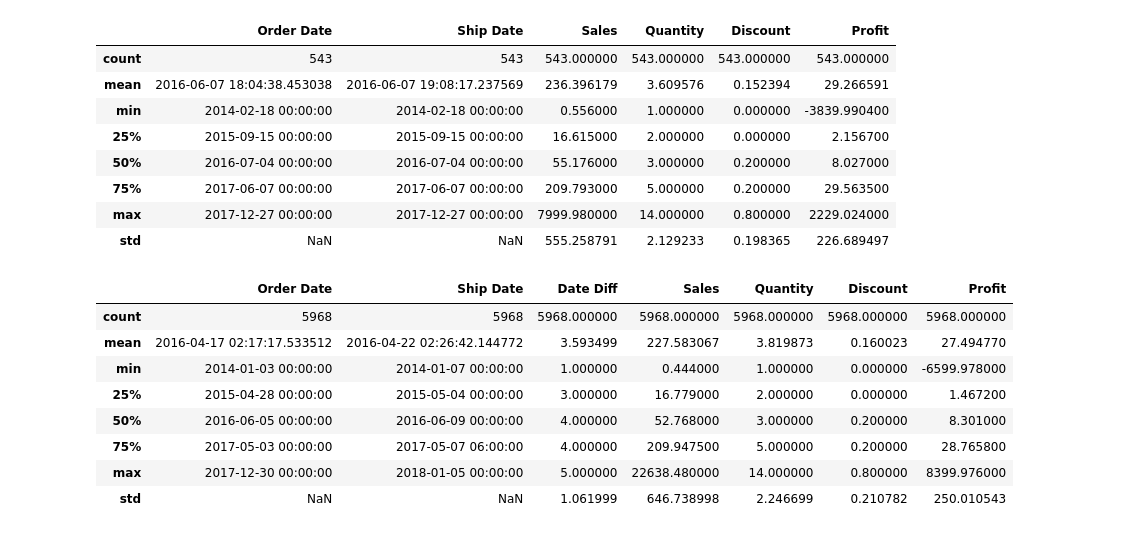
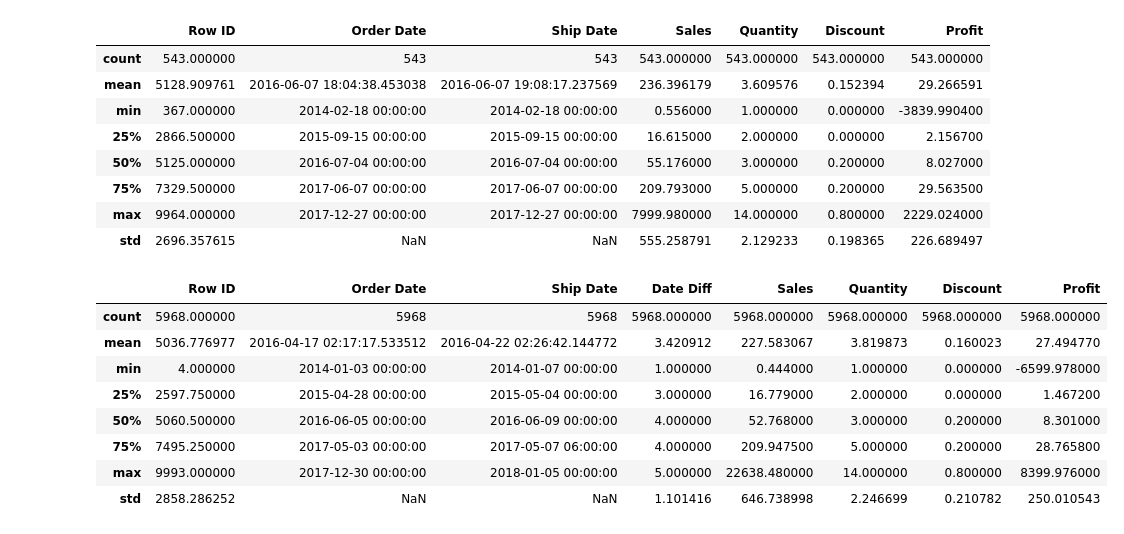
Before and after one commit to leomisc/portfolio-public, a Jupyter notebook: inspection.ipynb, the cells around one changed output. Saved outputs shown, nothing was run; the diff lists cells and outputs as text; code cells hidden in the pictures.

```diff
--- a/inspection.ipynb
+++ b/inspection.ipynb
@@ -3,9 +3,36 @@ import pandas as pd
 from datetime import date
 import numpy as np
 
-df = pd.read_csv("data/raw/Sample - Superstore.csv", encoding="cp1252", dtype={"Postal Code": "str"}, index_col=0)
+df = pd.read_csv("data/raw/Sample - Superstore.csv", encoding="cp1252", dtype={"Postal Code": "str"})
 df["Order Date"] = pd.to_datetime(df["Order Date"], format="%m/%d/%Y").dt.normalize()
 df["Ship Date"] = pd.to_datetime(df["Ship Date"], format="%m/%d/%Y").dt.normalize()
+
+federal_holidays = np.array([
+
+    # 2014
+    "2014-01-01", "2014-01-20", "2014-02-17",
+    "2014-05-26", "2014-07-04", "2014-09-01",
+    "2014-10-13", "2014-11-11", "2014-11-27", "2014-12-25",
+
+    # 2015
+    "2015-01-01", "2015-01-19", "2015-02-16",
+    "2015-05-25", "2015-07-03", "2015-09-07",
+    "2015-10-12", "2015-11-11", "2015-11-26", "2015-12-25",
+
+    # 2016
+    "2016-01-01", "2016-01-18", "2016-02-15",
+    "2016-05-30", "2016-07-04", "2016-09-05",
+    "2016-10-10", "2016-11-11", "2016-11-24", "2016-12-26",
+
+    # 2017
+    "2017-01-02", "2017-01-16", "2017-02-20",
+    "2017-05-29", "2017-07-04", "2017-09-04",
+    "2017-10-09", "2017-11-10", "2017-11-23", "2017-12-25",
+
+    # Needed because the dataset includes shipments in early 2018
+    "2018-01-01",
+
+], dtype="datetime64[D]")
 # %%
 df.info()
 # %% [output]
@@ -74,26 +101,30 @@ df.head(3)
 df["Ship Mode"].value_counts()
 df[df["Ship Mode"] == "Same Day"].describe()
 # %% [output]
-|  | Order Date | Ship Date | Sales | Quantity | Discount | Profit |
-| count | 543 | 543 | 543.000000 | 543.000000 | 543.000000 | 543.000000 |
-| mean | 2016-06-07 18:04:38.453038 | 2016-06-07 19:08:17.237569 | 236.396179 | 3.609576 | 0.152394 | 29.266591 |
-| min | 2014-02-18 00:00:00 | 2014-02-18 00:00:00 | 0.556000 | 1.000000 | 0.000000 | -3839.990400 |
-| 25% | 2015-09-15 00:00:00 | 2015-09-15 00:00:00 | 16.615000 | 2.000000 | 0.000000 | 2.156700 |
-| 50% | 2016-07-04 00:00:00 | 2016-07-04 00:00:00 | 55.176000 | 3.000000 | 0.200000 | 8.027000 |
-| 75% | 2017-06-07 00:00:00 | 2017-06-07 00:00:00 | 209.793000 | 5.000000 | 0.200000 | 29.563500 |
-| max | 2017-12-27 00:00:00 | 2017-12-27 00:00:00 | 7999.980000 | 14.000000 | 0.800000 | 2229.024000 |
-| std | NaN | NaN | 555.258791 | 2.129233 | 0.198365 | 226.689497 |
+|  | Row ID | Order Date | Ship Date | Sales | Quantity | Discount | Profit |
+| count | 543.000000 | 543 | 543 | 543.000000 | 543.000000 | 543.000000 | 543.000000 |
+| mean | 5128.909761 | 2016-06-07 18:04:38.453038 | 2016-06-07 19:08:17.237569 | 236.396179 | 3.609576 | 0.152394 | 29.266591 |
+| min | 367.000000 | 2014-02-18 00:00:00 | 2014-02-18 00:00:00 | 0.556000 | 1.000000 | 0.000000 | -3839.990400 |
+| 25% | 2866.500000 | 2015-09-15 00:00:00 | 2015-09-15 00:00:00 | 16.615000 | 2.000000 | 0.000000 | 2.156700 |
+| 50% | 5125.000000 | 2016-07-04 00:00:00 | 2016-07-04 00:00:00 | 55.176000 | 3.000000 | 0.200000 | 8.027000 |
+| 75% | 7329.500000 | 2017-06-07 00:00:00 | 2017-06-07 00:00:00 | 209.793000 | 5.000000 | 0.200000 | 29.563500 |
+| max | 9964.000000 | 2017-12-27 00:00:00 | 2017-12-27 00:00:00 | 7999.980000 | 14.000000 | 0.800000 | 2229.024000 |
+| std | 2696.357615 | NaN | NaN | 555.258791 | 2.129233 | 0.198365 | 226.689497 |
 # %%
 #df["Date Diff"] = np.busday_count(df["Order Date"].values.astype("datetime64[D]"), df["Ship Date"].values.astype("datetime64[D]"))
-df.insert(3, "Date Diff", np.busday_count(df["Order Date"].values.astype("datetime64[D]"), df["Ship Date"].values.astype("datetime64[D]")))
+df = df.drop(columns="Date Diff")
+df.insert(4, "Date Diff",
+          np.busday_count(df["Order Date"].values.astype("datetime64[D]"),
+                          df["Ship Date"].values.astype("datetime64[D]"),
+                          holidays=federal_holidays))
 df[df["Ship Mode"] == "Standard Class"].describe()
 # %% [output]
-|  | Order Date | Ship Date | Date Diff | Sales | Quantity | Discount | Profit |
-| count | 5968 | 5968 | 5968.000000 | 5968.000000 | 5968.000000 | 5968.000000 | 5968.000000 |
-| mean | 2016-04-17 02:17:17.533512 | 2016-04-22 02:26:42.144772 | 3.593499 | 227.583067 | 3.819873 | 0.160023 | 27.494770 |
-| min | 2014-01-03 00:00:00 | 2014-01-07 00:00:00 | 1.000000 | 0.444000 | 1.000000 | 0.000000 | -6599.978000 |
-| 25% | 2015-04-28 00:00:00 | 2015-05-04 00:00:00 | 3.000000 | 16.779000 | 2.000000 | 0.000000 | 1.467200 |
-| 50% | 2016-06-05 00:00:00 | 2016-06-09 00:00:00 | 4.000000 | 52.768000 | 3.000000 | 0.200000 | 8.301000 |
-| 75% | 2017-05-03 00:00:00 | 2017-05-07 06:00:00 | 4.000000 | 209.947500 | 5.000000 | 0.200000 | 28.765800 |
-| max | 2017-12-30 00:00:00 | 2018-01-05 00:00:00 | 5.000000 | 22638.480000 | 14.000000 | 0.800000 | 8399.976000 |
-| std | NaN | NaN | 1.061999 | 646.738998 | 2.246699 | 0.210782 | 250.010543 |
+|  | Row ID | Order Date | Ship Date | Date Diff | Sales | Quantity | Discount | Profit |
+| count | 5968.000000 | 5968 | 5968 | 5968.000000 | 5968.000000 | 5968.000000 | 5968.000000 | 5968.000000 |
+| mean | 5036.776977 | 2016-04-17 02:17:17.533512 | 2016-04-22 02:26:42.144772 | 3.420912 | 227.583067 | 3.819873 | 0.160023 | 27.494770 |
+| min | 4.000000 | 2014-01-03 00:00:00 | 2014-01-07 00:00:00 | 1.000000 | 0.444000 | 1.000000 | 0.000000 | -6599.978000 |
+| 25% | 2597.750000 | 2015-04-28 00:00:00 | 2015-05-04 00:00:00 | 3.000000 | 16.779000 | 2.000000 | 0.000000 | 1.467200 |
+| 50% | 5060.500000 | 2016-06-05 00:00:00 | 2016-06-09 00:00:00 | 4.000000 | 52.768000 | 3.000000 | 0.200000 | 8.301000 |
+| 75% | 7495.250000 | 2017-05-03 00:00:00 | 2017-05-07 06:00:00 | 4.000000 | 209.947500 | 5.000000 | 0.200000 | 28.765800 |
+| max | 9993.000000 | 2017-12-30 00:00:00 | 2018-01-05 00:00:00 | 5.000000 | 22638.480000 | 14.000000 | 0.800000 | 8399.976000 |
+| std | 2858.286252 | NaN | NaN | 1.101416 | 646.738998 | 2.246699 | 0.210782 | 250.010543 |
```
Also changed, not shown: parts of 14 cells of this notebook.
